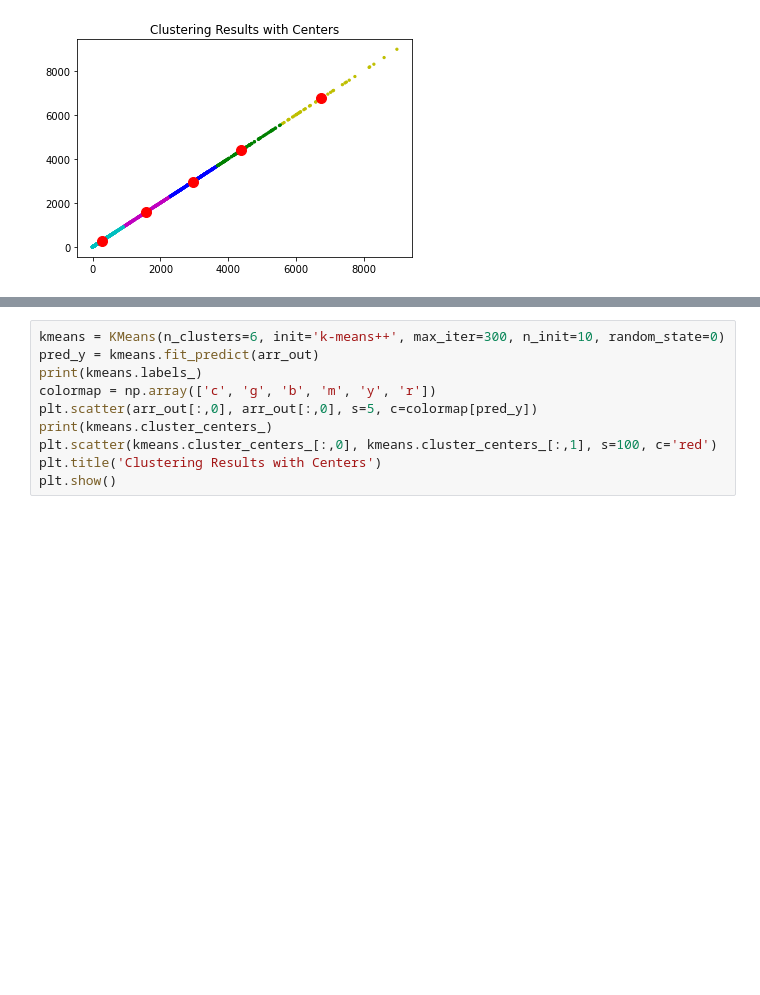
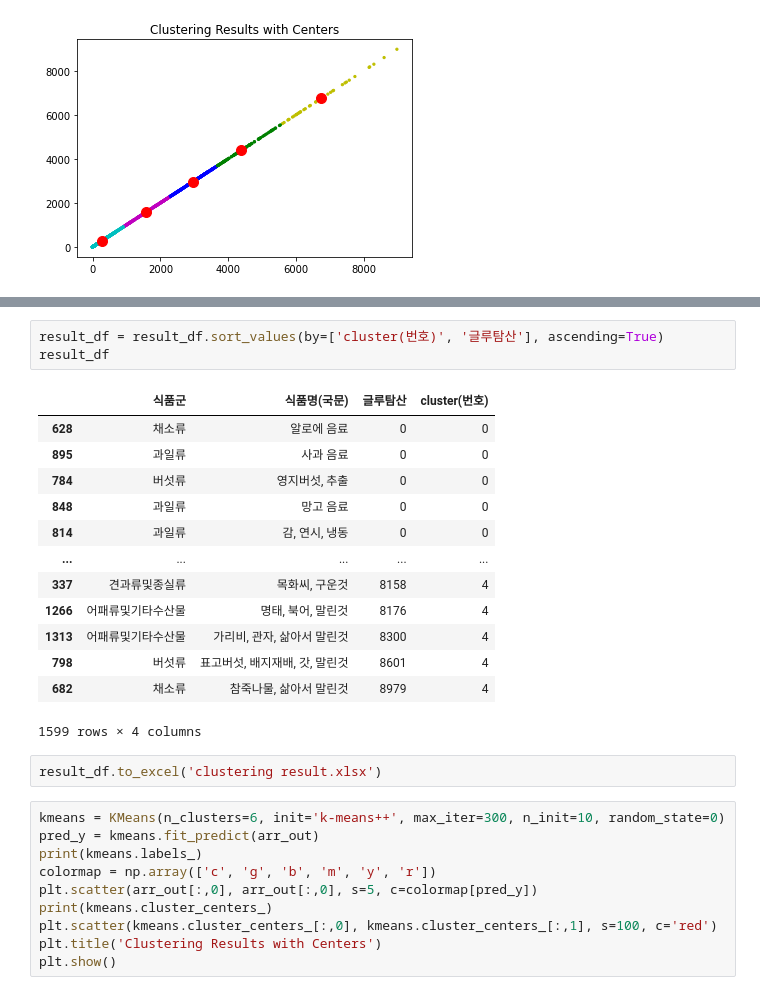
Before and after one commit to songjuhye/Clustering-according-to-taste-and-food-ingredients_graduationProject, a Jupyter notebook: 졸논_2.ipynb, the cells around one changed output, grey strips where cells are left out. Cells and saved outputs as stored; diff of their text form; blank space fills up the shorter version.

```diff
--- a/졸논_2.ipynb
+++ b/졸논_2.ipynb
@@ -291,3 +323,22 @@ plt.show()
+# %%
+result_df = result_df.sort_values(by=['cluster(번호)', '글루탐산'], ascending=True)
+result_df
+# %% [output]
+|  | 식품군 | 식품명(국문) | 글루탐산 | cluster(번호) |
+| 628 | 채소류 | 알로에 음료 | 0 | 0 |
+| 895 | 과일류 | 사과 음료 | 0 | 0 |
+| 784 | 버섯류 | 영지버섯, 추출 | 0 | 0 |
+| 848 | 과일류 | 망고 음료 | 0 | 0 |
+| 814 | 과일류 | 감, 연시, 냉동 | 0 | 0 |
+| ... | ... | ... | ... | ... |
+| 337 | 견과류및종실류 | 목화씨, 구운것 | 8158 | 4 |
+| 1266 | 어패류및기타수산물 | 명태, 북어, 말린것 | 8176 | 4 |
+| 1313 | 어패류및기타수산물 | 가리비, 관자, 삶아서 말린것 | 8300 | 4 |
+| 798 | 버섯류 | 표고버섯, 배지재배, 갓, 말린것 | 8601 | 4 |
+| 682 | 채소류 | 참죽나물, 삶아서 말린것 | 8979 | 4 |
+1599 rows × 4 columns
+# %%
+result_df.to_excel('clustering result.xlsx')
 # %%
 kmeans = KMeans(n_clusters=6, init='k-means++', max_iter=300, n_init=10, random_state=0)
 pred_y = kmeans.fit_predict(arr_out)
```
Also changed, not shown: parts of 7 cells of this notebook.
